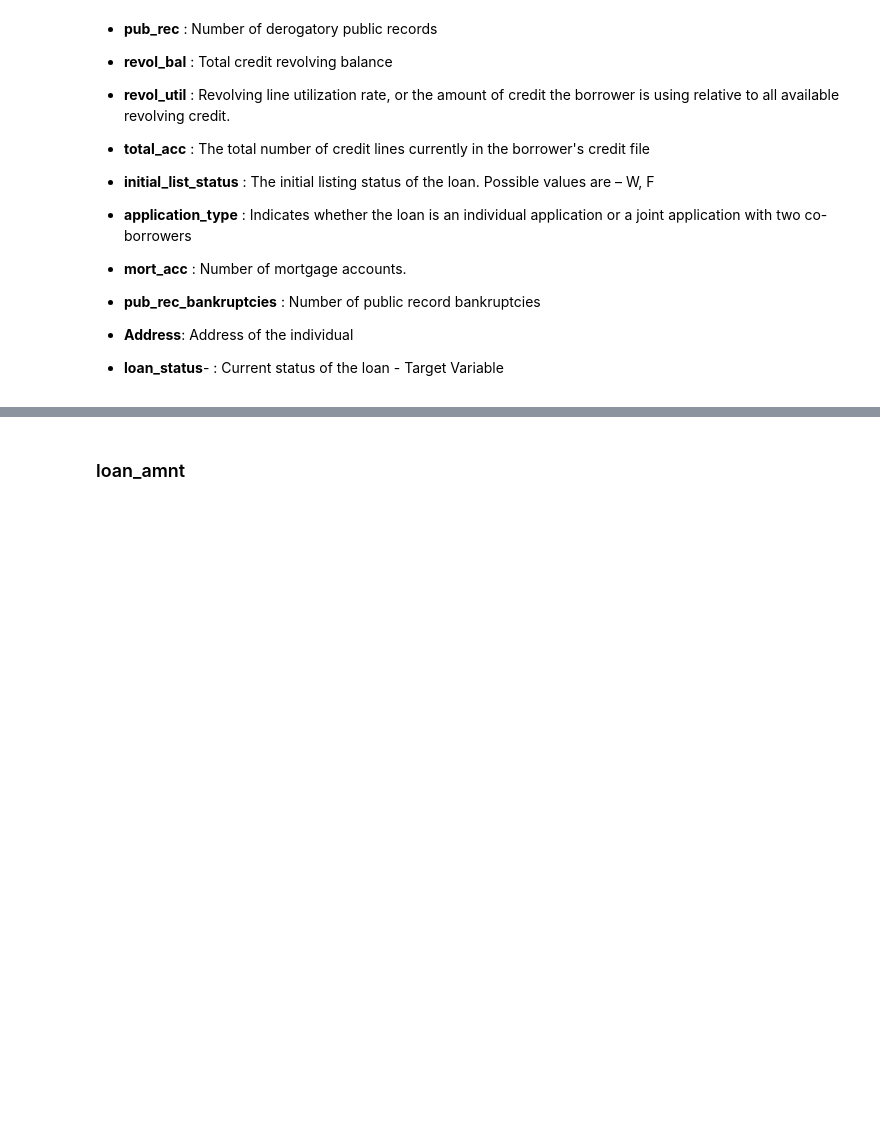
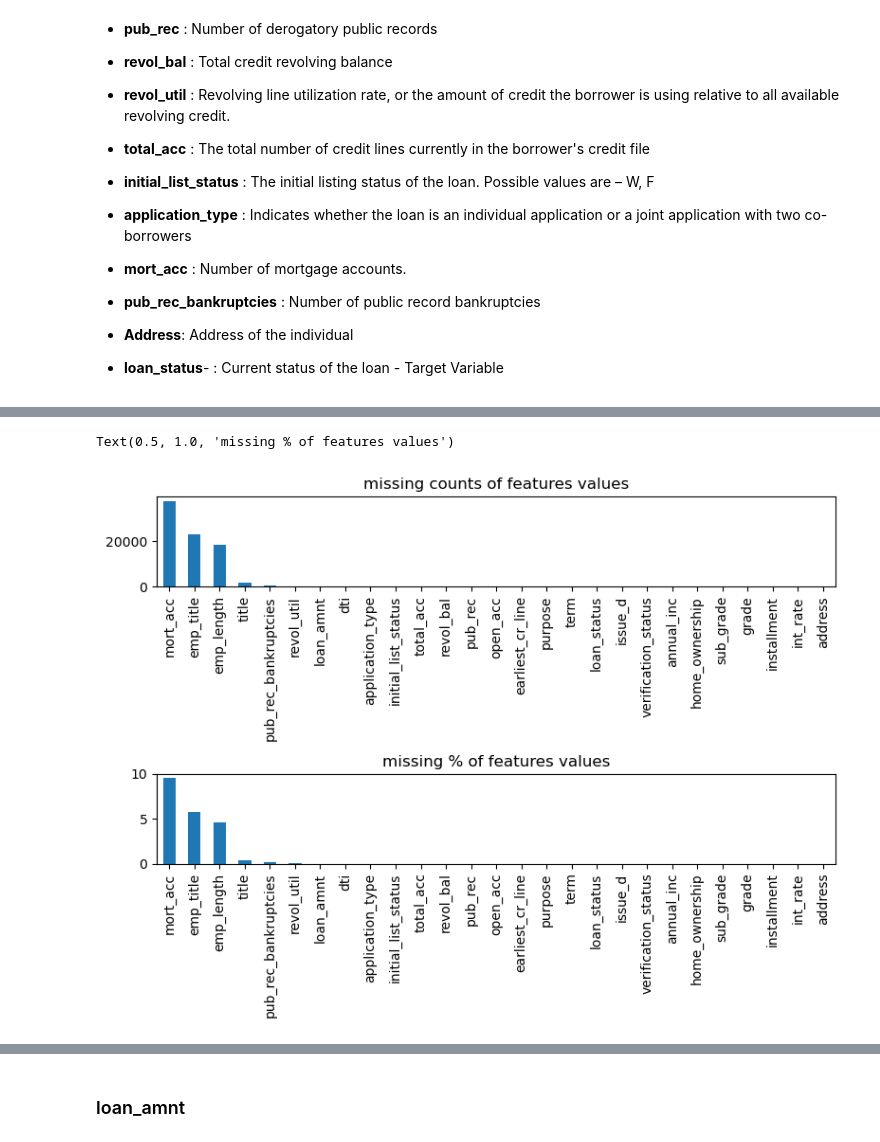
Before and after one commit to UpendraSinghRathore85/ML-Projects-Python, a Jupyter notebook: LogisticRegression/Business Case LoanTap Logistic Regression.ipynb, the cells around one changed output, grey strips where cells are left out. Drawn from its saved outputs; the diff is of its cells as text; code cells hidden in the pictures; blank space fills up the shorter version.

```diff
--- a/LogisticRegression/Business Case LoanTap Logistic Regression.ipynb
+++ b/LogisticRegression/Business Case LoanTap Logistic Regression.ipynb
@@ -148,0 +226,9 @@ sns.countplot(x='loan_status', data=df)
+# %%
+count_missing_values = df.isnull().sum()
+per_missing_values = np.round(df.isnull().sum()/len(df) * 100, 2)
+
+df_missing = pd.DataFrame({
+    'missingCounts': count_missing_values,
+    'missingPercentage': per_missing_values
+})
+df_missing.sort_values(by = 'missingCounts', ascending=False).head(10)
@@ -148,0 +247,12 @@ sns.countplot(x='loan_status', data=df)
+# %%
+plt.figure(figsize=(8,6), tight_layout=True)
+ax1 = plt.subplot(2, 1, 1)
+df_missing.sort_values(by='missingCounts', ascending=False)['missingCounts'].plot(kind='bar')
+ax1.set_title('missing counts of features values')
+
+ax2 = plt.subplot(2, 1, 2)
+df_missing.sort_values(by='missingPercentage', ascending=False)['missingPercentage'].plot(kind='bar')
+ax2.set_title('missing % of features values')
+# %% [output]
+Text(0.5, 1.0, 'missing % of features values')
+[figure, added]
```
Also changed, not shown: parts of 20 cells of this notebook.
